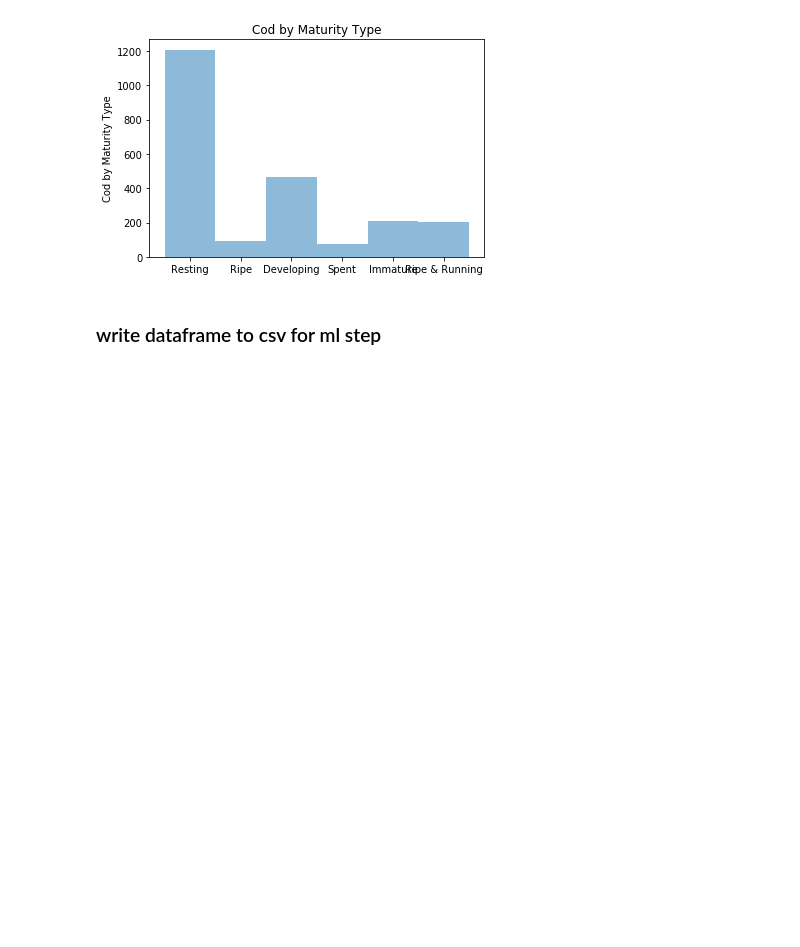
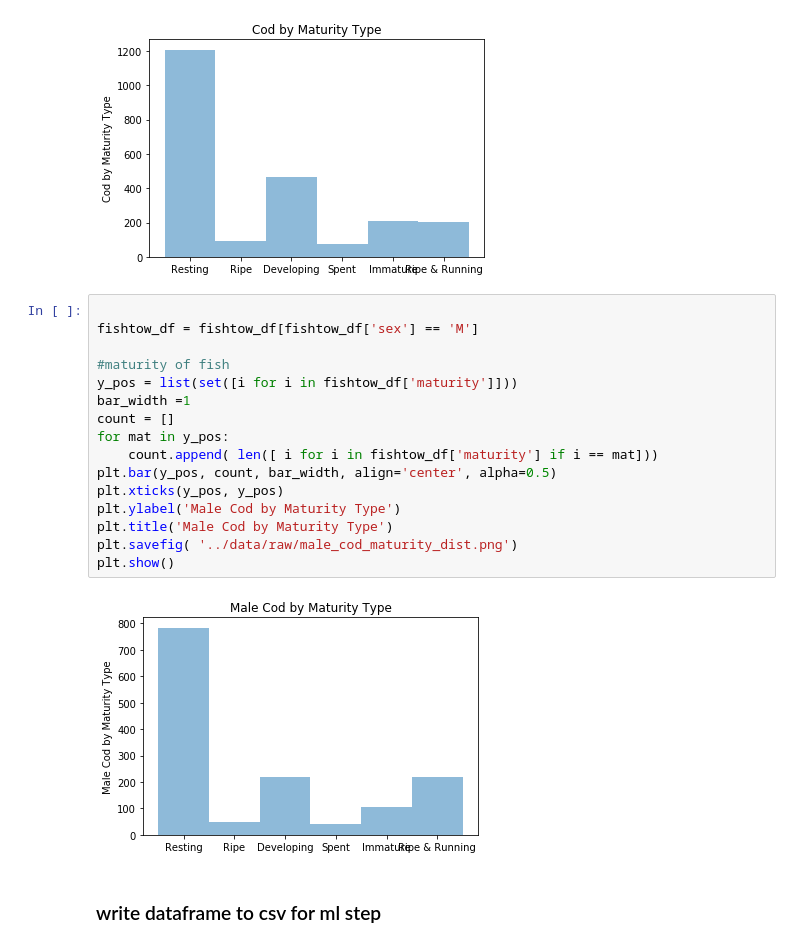
Before and after one commit to lukemckinstry/hack4sea, a Jupyter notebook: notebooks/tows.ipynb, the cells around one changed output. Saved outputs shown, nothing was run; the diff lists cells and outputs as text; blank space fills up the shorter version.

```diff
--- a/notebooks/tows.ipynb
+++ b/notebooks/tows.ipynb
@@ -287,6 +287,24 @@ plt.show()
 # %% [output]
 set(['Resting', 'Ripe', 'Developing', 'Spent', 'Immature', 'Ripe & Running'])
 [figure]
+# %%
+
+fishtow_df = fishtow_df[fishtow_df['sex'] == 'M']
+
+#maturity of fish
+y_pos = list(set([i for i in fishtow_df['maturity']]))
+bar_width =1
+count = []
+for mat in y_pos:
+    count.append( len([ i for i in fishtow_df['maturity'] if i == mat]))
+plt.bar(y_pos, count, bar_width, align='center', alpha=0.5)
+plt.xticks(y_pos, y_pos)
+plt.ylabel('Male Cod by Maturity Type')
+plt.title('Male Cod by Maturity Type')
+plt.savefig( '../data/raw/male_cod_maturity_dist.png')
+plt.show()
+# %% [output]
+[figure, added]
 # %% [markdown]
 ### write dataframe to csv for ml step
 # %%
```
Also changed, not shown: parts of 1 cell of this notebook, 1 other file.
